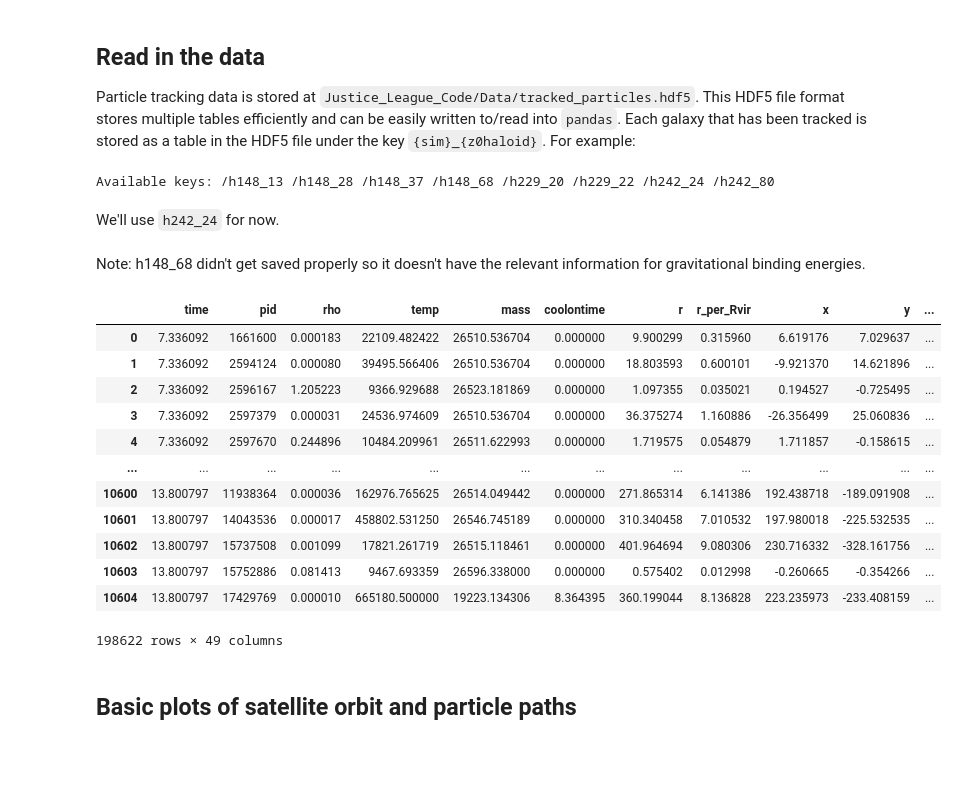
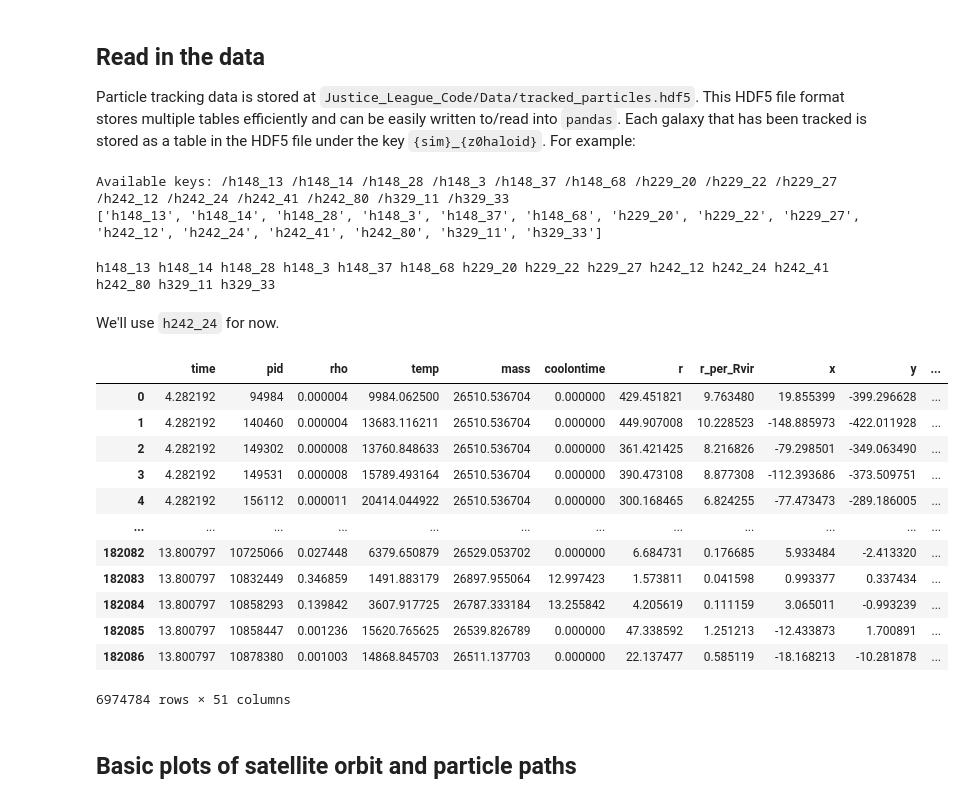
Before and after one commit to hollisakins/Justice_League_Code, a Jupyter notebook: Analysis/RamPressure/ParticleTrackingPlots.ipynb, the cells around one changed output. Drawn from its saved outputs; the diff is of its cells as text; code cells hidden in the pictures; blank space fills up the shorter version.

```diff
--- a/Analysis/RamPressure/ParticleTrackingPlots.ipynb
+++ b/Analysis/RamPressure/ParticleTrackingPlots.ipynb
@@ -31,32 +31,36 @@ Particle tracking data is stored at `Justice_League_Code/Data/tracked_particles.
 # %%
 path = '../../Data/tracked_particles.hdf5'
 with pd.HDFStore(path) as hdf:
+    keys = [k[1:] for k in hdf.keys()]
     print('Available keys:', *hdf.keys())
 # %% [output]
-Available keys: /h148_13 /h148_28 /h148_37 /h148_68 /h229_20 /h229_22 /h242_24 /h242_80
+Available keys: /h148_13 /h148_14 /h148_28 /h148_3 /h148_37 /h148_68 /h229_20 /h229_22 /h229_27 /h242_12 /h242_24 /h242_41 /h242_80 /h329_11 /h329_33
+['h148_13', 'h148_14', 'h148_28', 'h148_3', 'h148_37', 'h148_68', 'h229_20', 'h229_22', 'h229_27', 'h242_12', 'h242_24', 'h242_41', 'h242_80', 'h329_11', 'h329_33']
+# %%
+print(*keys)
+# %% [output]
+h148_13 h148_14 h148_28 h148_3 h148_37 h148_68 h229_20 h229_22 h229_27 h242_12 h242_24 h242_41 h242_80 h329_11 h329_33
 # %% [markdown]
 We'll use `h242_24` for now.
-# %% [markdown]
-Note: h148_68 didn't get saved properly so it doesn't have the relevant information for gravitational binding energies.
 # %%
-key = 'h148_37'
+key = 'h242_12'
 data = pd.read_hdf(path, key=key)
 
 data
 # %% [output]
 |  | time | pid | rho | temp | mass | coolontime | r | r_per_Rvir | x | y | ... |
-| 0 | 7.336092 | 1661600 | 0.000183 | 22109.482422 | 26510.536704 | 0.000000 | 9.900299 | 0.315960 | 6.619176 | 7.029637 | ... |
-| 1 | 7.336092 | 2594124 | 0.000080 | 39495.566406 | 26510.536704 | 0.000000 | 18.803593 | 0.600101 | -9.921370 | 14.621896 | ... |
-| 2 | 7.336092 | 2596167 | 1.205223 | 9366.929688 | 26523.181869 | 0.000000 | 1.097355 | 0.035021 | 0.194527 | -0.725495 | ... |
-| 3 | 7.336092 | 2597379 | 0.000031 | 24536.974609 | 26510.536704 | 0.000000 | 36.375274 | 1.160886 | -26.356499 | 25.060836 | ... |
-| 4 | 7.336092 | 2597670 | 0.244896 | 10484.209961 | 26511.622993 | 0.000000 | 1.719575 | 0.054879 | 1.711857 | -0.158615 | ... |
+| 0 | 4.282192 | 94984 | 0.000004 | 9984.062500 | 26510.536704 | 0.000000 | 429.451821 | 9.763480 | 19.855399 | -399.296628 | ... |
+| 1 | 4.282192 | 140460 | 0.000004 | 13683.116211 | 26510.536704 | 0.000000 | 449.907008 | 10.228523 | -148.885973 | -422.011928 | ... |
+| 2 | 4.282192 | 149302 | 0.000008 | 13760.848633 | 26510.536704 | 0.000000 | 361.421425 | 8.216826 | -79.298501 | -349.063490 | ... |
+| 3 | 4.282192 | 149531 | 0.000008 | 15789.493164 | 26510.536704 | 0.000000 | 390.473108 | 8.877308 | -112.393686 | -373.509751 | ... |
+| 4 | 4.282192 | 156112 | 0.000011 | 20414.044922 | 26510.536704 | 0.000000 | 300.168465 | 6.824255 | -77.473473 | -289.186005 | ... |
 | ... | ... | ... | ... | ... | ... | ... | ... | ... | ... | ... | ... |
-| 10600 | 13.800797 | 11938364 | 0.000036 | 162976.765625 | 26514.049442 | 0.000000 | 271.865314 | 6.141386 | 192.438718 | -189.091908 | ... |
-| 10601 | 13.800797 | 14043536 | 0.000017 | 458802.531250 | 26546.745189 | 0.000000 | 310.340458 | 7.010532 | 197.980018 | -225.532535 | ... |
-| 10602 | 13.800797 | 15737508 | 0.001099 | 17821.261719 | 26515.118461 | 0.000000 | 401.964694 | 9.080306 | 230.716332 | -328.161756 | ... |
-| 10603 | 13.800797 | 15752886 | 0.081413 | 9467.693359 | 26596.338000 | 0.000000 | 0.575402 | 0.012998 | -0.260665 | -0.354266 | ... |
-| 10604 | 13.800797 | 17429769 | 0.000010 | 665180.500000 | 19223.134306 | 8.364395 | 360.199044 | 8.136828 | 223.235973 | -233.408159 | ... |
+| 182082 | 13.800797 | 10725066 | 0.027448 | 6379.650879 | 26529.053702 | 0.000000 | 6.684731 | 0.176685 | 5.933484 | -2.413320 | ... |
+| 182083 | 13.800797 | 10832449 | 0.346859 | 1491.883179 | 26897.955064 | 12.997423 | 1.573811 | 0.041598 | 0.993377 | 0.337434 | ... |
+| 182084 | 13.800797 | 10858293 | 0.139842 | 3607.917725 | 26787.333184 | 13.255842 | 4.205619 | 0.111159 | 3.065011 | -0.993239 | ... |
+| 182085 | 13.800797 | 10858447 | 0.001236 | 15620.765625 | 26539.826789 | 0.000000 | 47.338592 | 1.251213 | -12.433873 | 1.700891 | ... |
+| 182086 | 13.800797 | 10878380 | 0.001003 | 14868.845703 | 26511.137703 | 0.000000 | 22.137477 | 0.585119 | -18.168213 | -10.281878 | ... |
-198622 rows × 49 columns
+6974784 rows × 51 columns
 # %% [markdown]
 ## Basic plots of satellite orbit and particle paths
 # %% [markdown]
```
Also changed, not shown: parts of 29 cells of this notebook, 9 other files.
